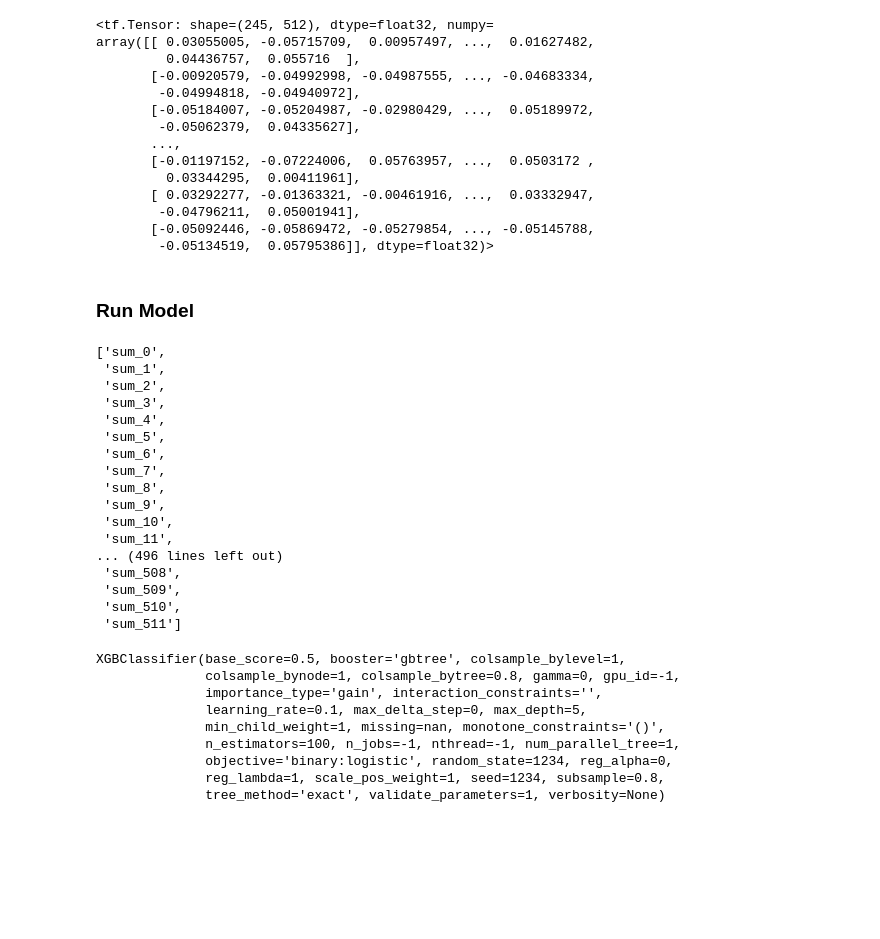
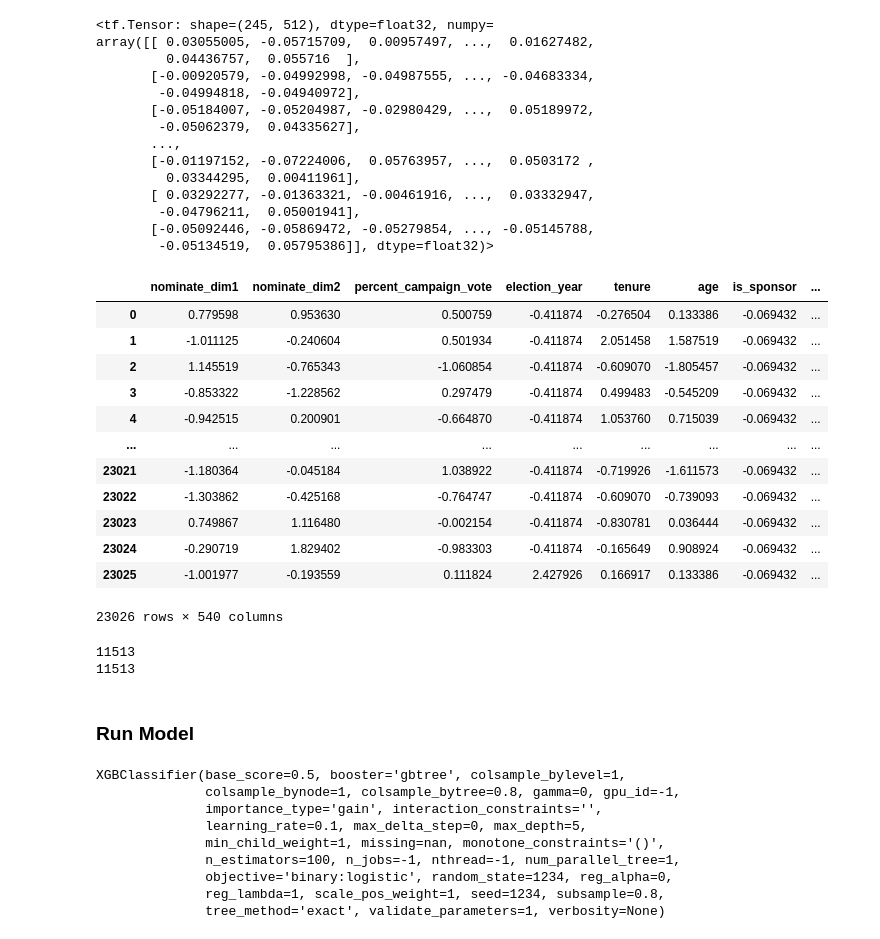
Before and after one commit to zapatos24/senator_nlp_vote_prediction, a Jupyter notebook: XGBoost_Model.ipynb, the cells around one changed output. Drawn from its saved outputs; the diff is of its cells as text; code cells hidden in the pictures; blank space fills up the shorter version.

Commit message:
incorporate Random Oversampling on training data for model, improving summary accuracy by 2%

```diff
--- a/XGBoost_Model.ipynb
+++ b/XGBoost_Model.ipynb
@@ -215,6 +213,33 @@ X_test_df['copy_index'] = X_test_df.index
 
 X_train_vec = X_train_df.merge(vec_sum_train_df, on='summary', how='left').set_index('copy_index')
 X_test_vec = X_test_df.merge(vec_sum_test_df, on='summary', how='left').set_index('copy_index')
+# %%
+#Oversample training data
+oversample = RandomOverSampler(sampling_strategy='minority')
+# fit and apply the transform
+X_over_vec, y_over = oversample.fit_resample(X_train_vec, y_train)
+# %%
+X_over_vec
+# %% [output]
+|  | nominate_dim1 | nominate_dim2 | percent_campaign_vote | election_year | tenure | age | is_sponsor | ... |
+| 0 | 0.779598 | 0.953630 | 0.500759 | -0.411874 | -0.276504 | 0.133386 | -0.069432 | ... |
+| 1 | -1.011125 | -0.240604 | 0.501934 | -0.411874 | 2.051458 | 1.587519 | -0.069432 | ... |
+| 2 | 1.145519 | -0.765343 | -1.060854 | -0.411874 | -0.609070 | -1.805457 | -0.069432 | ... |
+| 3 | -0.853322 | -1.228562 | 0.297479 | -0.411874 | 0.499483 | -0.545209 | -0.069432 | ... |
+| 4 | -0.942515 | 0.200901 | -0.664870 | -0.411874 | 1.053760 | 0.715039 | -0.069432 | ... |
+| ... | ... | ... | ... | ... | ... | ... | ... | ... |
+| 23021 | -1.180364 | -0.045184 | 1.038922 | -0.411874 | -0.719926 | -1.611573 | -0.069432 | ... |
+| 23022 | -1.303862 | -0.425168 | -0.764747 | -0.411874 | -0.609070 | -0.739093 | -0.069432 | ... |
+| 23023 | 0.749867 | 1.116480 | -0.002154 | -0.411874 | -0.830781 | 0.036444 | -0.069432 | ... |
+| 23024 | -0.290719 | 1.829402 | -0.983303 | -0.411874 | -0.165649 | 0.908924 | -0.069432 | ... |
+| 23025 | -1.001977 | -0.193559 | 0.111824 | 2.427926 | 0.166917 | 0.133386 | -0.069432 | ... |
+23026 rows × 540 columns
+# %%
+print(sum(y_over == 1))
+print(sum(y_over == 0))
+# %% [output]
+11513
+11513
 # %% [markdown]
 ### Run Model
 # %%
@@ -231,25 +256,5 @@ clf_xgb = xgb.sklearn.XGBClassifier(nthread=-1, seed=1234, learning_rate =0.1,
 # %%
 #define cols for training
 model_cols = sum_cols
-# %%
-model_cols
-# %% [output]
-['sum_0',
- 'sum_1',
- 'sum_2',
- 'sum_3',
- 'sum_4',
- 'sum_5',
- 'sum_6',
- 'sum_7',
- 'sum_8',
- 'sum_9',
- 'sum_10',
- 'sum_11',
-... (496 lines left out)
- 'sum_508',
- 'sum_509',
- 'sum_510',
- 'sum_511']
 # %%
 # Fit model
```
Also changed, not shown: parts of 4 cells of this notebook.
